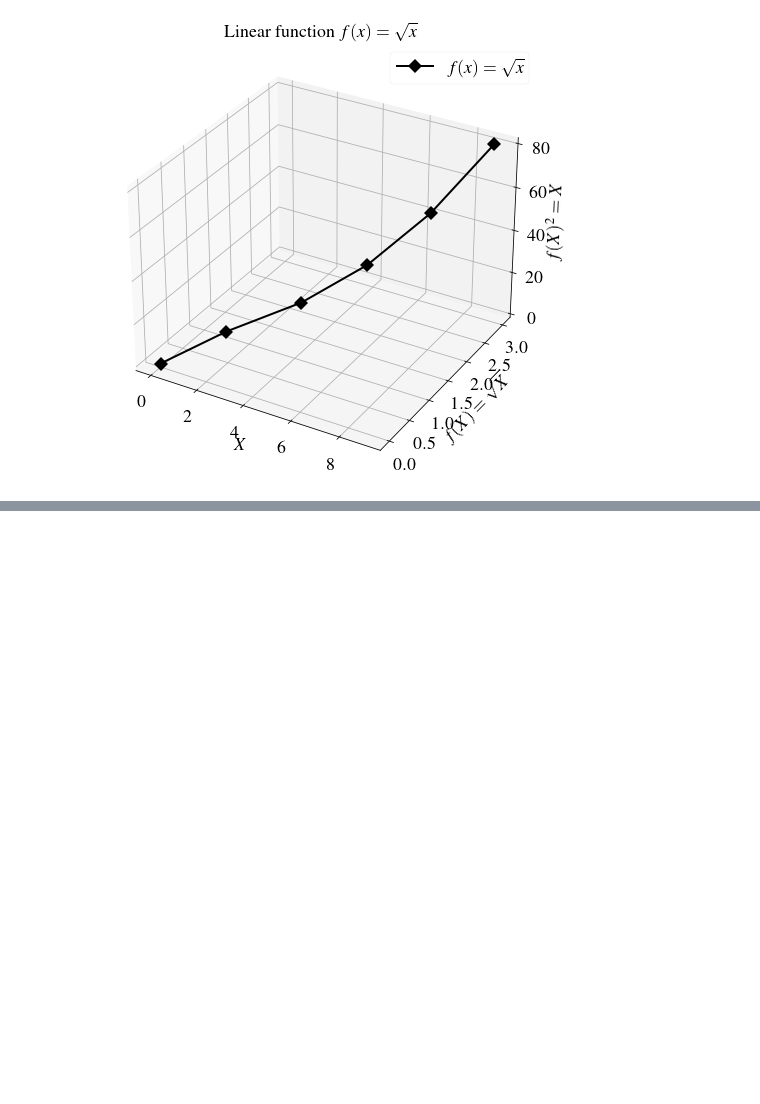
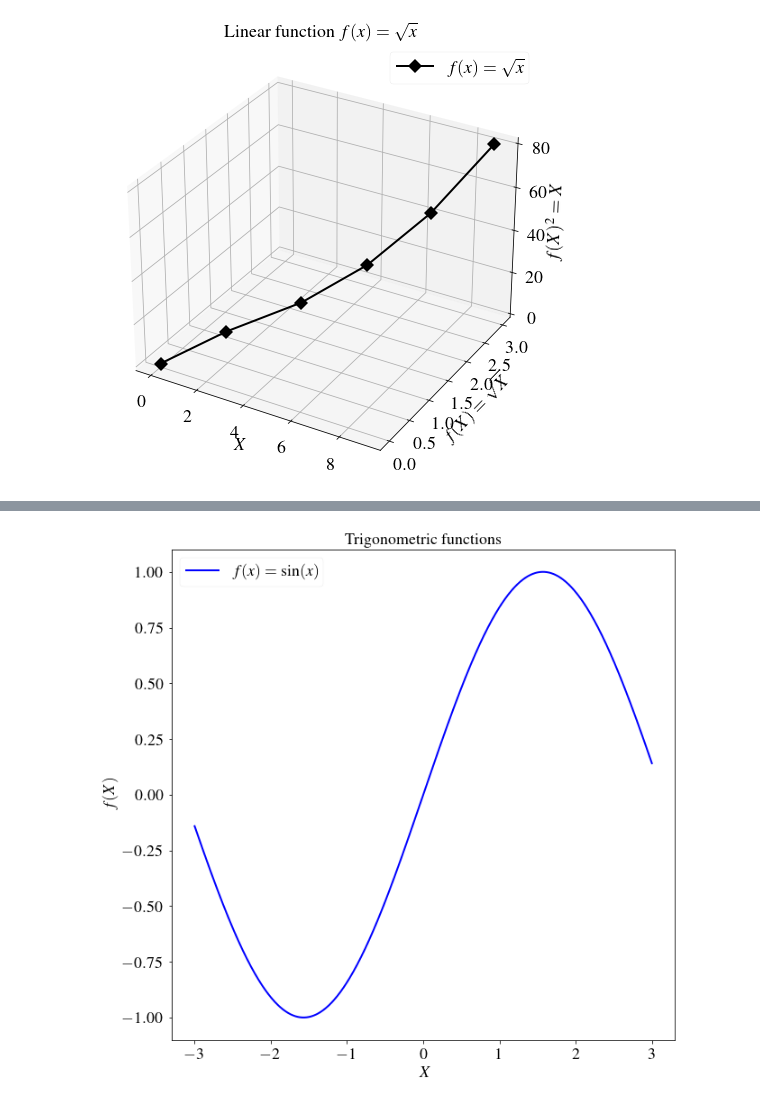
Before and after one commit to qlinhta/my-notes, a Jupyter notebook: teaching/MatplotlibOxford.ipynb, the cells around one changed output, grey strips where cells are left out. Cells and saved outputs as stored; diff of their text form; code cells hidden in the pictures; blank space fills up the shorter version.

```diff
--- a/teaching/MatplotlibOxford.ipynb
+++ b/teaching/MatplotlibOxford.ipynb
@@ -145,0 +149,14 @@ plt.show()
+# %%
+# Plot all function of x
+
+x = np.linspace(-3, 3, 1000)
+plt.subplots(figsize=(10, 10))
+plt.plot(x, np.sin(x), color='blue', linestyle='solid', linewidth=2, label='$f(x)=\sin(x)$')
+# plt.plot(x, np.cos(x), color='red', linestyle='solid', linewidth=2, label='$f(x)=\cos(x)$')
+plt.xlabel('$X$')
+plt.ylabel('$f(X)$')
+plt.title('Trigonometric functions')
+plt.legend()
+plt.show()
+# %% [output]
+[figure, added]
```
Also changed, not shown: parts of 6 cells of this notebook.
